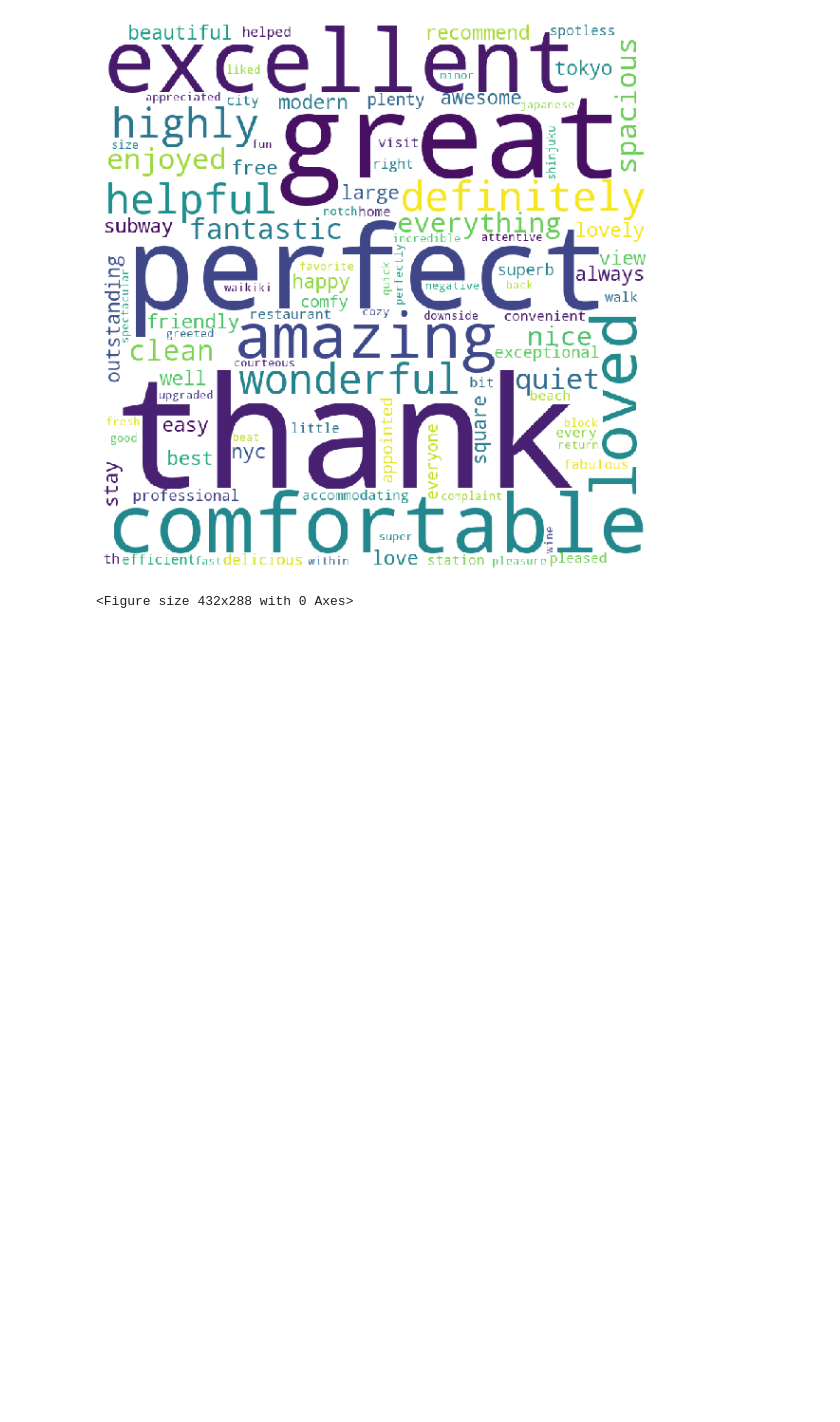
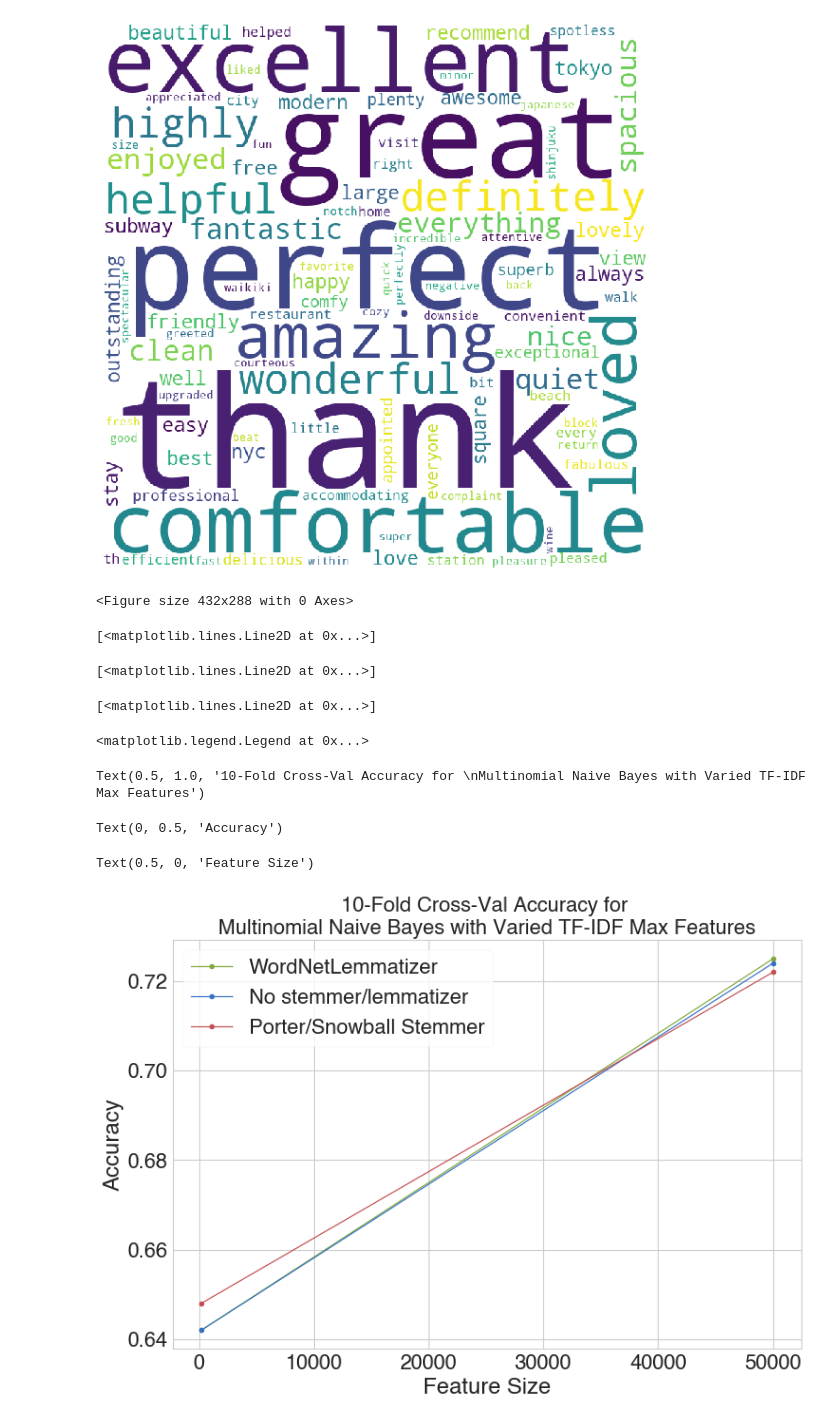
Before and after one commit to chelseanbr/between-the-lines, a Jupyter notebook: notebooks/plotting.ipynb, the cells around one changed output. Saved outputs shown, nothing was run; the diff lists cells and outputs as text; code cells hidden in the pictures; blank space fills up the shorter version.

Commit message:
added plot to show initial accuracy

```diff
--- a/notebooks/plotting.ipynb
+++ b/notebooks/plotting.ipynb
@@ -196,3 +196,37 @@ plt.show()
 (-0.5, 799.5, 799.5, -0.5)
 [figure]
 <Figure size 432x288 with 0 Axes>
+# %%
+import matplotlib.pyplot as plt
+# Set plot sizes
+SMALL_SIZE = 22
+MEDIUM_SIZE = 24
+BIGGER_SIZE = 26
+BIGGEST_SIZE = 28
+
+plt.rc('font', size=SMALL_SIZE)          # controls default text sizes
+plt.rc('axes', titlesize=SMALL_SIZE)     # fontsize of the axes title
+plt.rc('axes', labelsize=MEDIUM_SIZE)    # fontsize of the x and y labels
+plt.rc('xtick', labelsize=SMALL_SIZE)    # fontsize of the tick labels
+plt.rc('ytick', labelsize=SMALL_SIZE)    # fontsize of the tick labels
+plt.rc('legend', fontsize=SMALL_SIZE)    # legend fontsize
+plt.rc('figure', titlesize=BIGGEST_SIZE)  # fontsize of the figure title
+# %%
+fig, ax = plt.subplots(figsize=(12,8))
+ax.plot([200, 50000],[0.642, 0.725], color='g', label='WordNetLemmatizer', marker='o')
+ax.plot([200, 50000],[0.642, 0.724], color='b', label='No stemmer/lemmatizer', marker='o')
+ax.plot([200, 50000],[0.648, 0.722], color='r', label='Porter/Snowball Stemmer', marker='o')
+ax.legend()
+ax.set_title('10-Fold Cross-Val Accuracy for \nMultinomial Naive Bayes with Varied TF-IDF Max Features')
+ax.set_ylabel('Accuracy')
+ax.set_xlabel('Feature Size')
+fig.savefig('../images/mnb_accuracy_over_feature_size')
+# %% [output]
+[<matplotlib.lines.Line2D at 0x...>]
+[<matplotlib.lines.Line2D at 0x...>]
+[<matplotlib.lines.Line2D at 0x...>]
+<matplotlib.legend.Legend at 0x...>
+Text(0.5, 1.0, '10-Fold Cross-Val Accuracy for \nMultinomial Naive Bayes with Varied TF-IDF Max Features')
+Text(0, 0.5, 'Accuracy')
+Text(0.5, 0, 'Feature Size')
+[figure, added]
```
Also changed, not shown: 1 other file.
